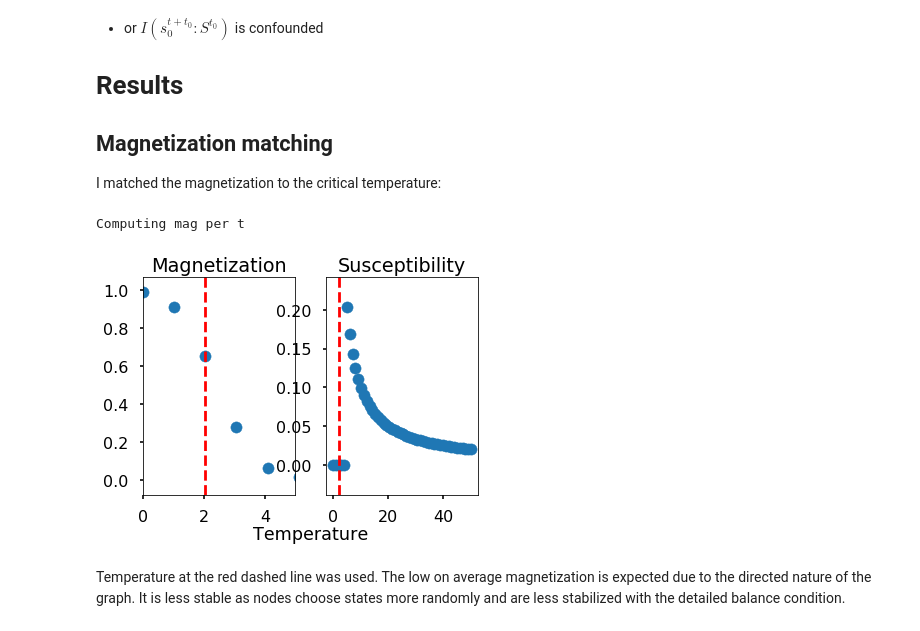
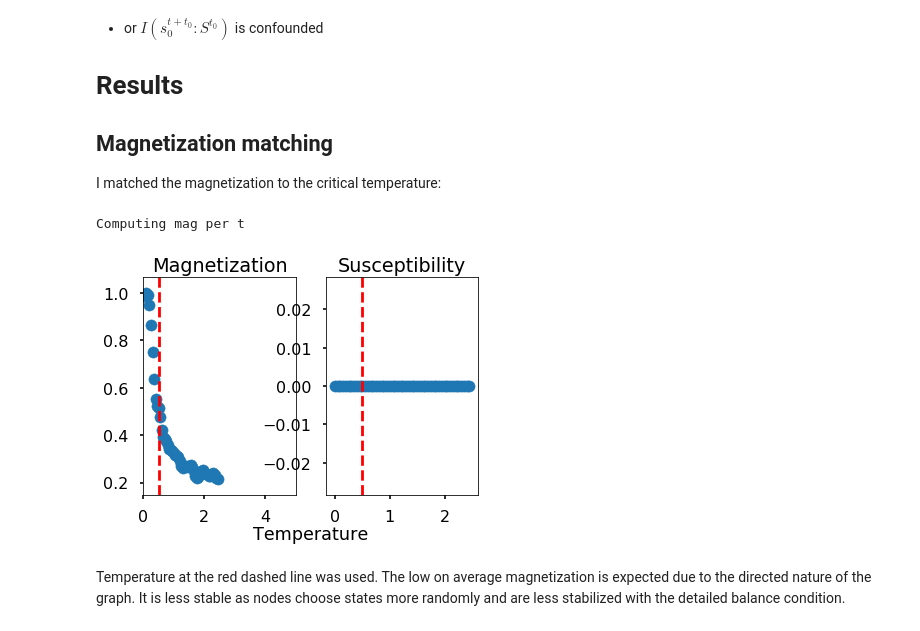
Before and after one commit to cvanelteren/information_impact, a Jupyter notebook: Notebooks/Advanced_example.ipynb, the cells around one changed output. Saved outputs shown, nothing was run; the diff lists cells and outputs as text; code cells hidden in the pictures.

```diff
--- a/Notebooks/Advanced_example.ipynb
+++ b/Notebooks/Advanced_example.ipynb
@@ -24,7 +24,7 @@ graph.add_edges_from([(0,5)])
 # graph = nx.path_graph(3, nx.DiGraph())
 graph.add_edge(0,0)
 
-graph = nx.grid_2d_graph(50, 50)
+# graph = nx.grid_2d_graph(50, 50)
 
 pos = {i: np.array(j) * .08 for i, j in nx.nx_agraph.graphviz_layout(graph, prog = 'neato').items()}
 fig, ax = plt.subplots(figsize = (10,10))
@@ -60,13 +60,14 @@ I matched the magnetization to the critical temperature:
 # %%
 from Toolbox import infcy # montecarlo methods
 from Models import fastIsing # models
+from Models import potts
 # match magnetization over temp range
 temps        = np.linspace(0, np.sqrt(graph.number_of_nodes()), 50)
 nSamples     = 100 # int(1e2)
 
-model = fastIsing.Ising(graph)
-
-model.magSide    = '' # equal magnetization sampling
+# model = fastIsing.Ising(graph)
+model = potts.Potts(graph)
+# model.magSide    = '' # equal magnetization sampling
 model.updateType = 'async' # ultra smooth when single
 
 
@@ -76,34 +77,34 @@ mag, sus = model.matchMagnetization(temps, nSamples, burninSamples = 0)
 MAGRATIO = 0.5
 
 from scipy import ndimage
 sus = ndimage.gaussian_filter1d(sus, 1)
 mag = ndimage.gaussian_filter1d(mag, 1)
 sus[np.isfinite(sus) == 0] = 0 # remove nans
 # idx     = np.argsort(sus)[-5] # get 'max' idx ; second is used
 idx     = (abs(mag.max() * MAGRATIO - mag)).argmin()
 model.t = temps[idx]
 
 # show mag and sus as function of temperature
 fig, ax = plt.subplots(1, 2)
 ax[0].scatter(temps, mag, label = 'Magnetization')
 ax[1].scatter(temps, sus, label = 'Susceptebility')
 ax[0].axvline(temps[idx], color = 'red', linestyle = 'dashed')
 ax[1].axvline(temps[idx], color = 'red', linestyle = 'dashed')
 
 ax[1].set_title('Susceptibility')
 ax[0].set_title('Magnetization')
 mainax = fig.add_subplot(111, frameon = False, \
                          xticks = [],\
                          yticks = [], \
                         )
 
 mainax.set_xlabel('Temperature', labelpad = 30)
 
 ax[0].set_xlim(0, 5)
 fig.show()
 # %% [output]
 Computing mag per t
-[figure, old version]
+[figure, new version]
 # %% [markdown]
 Temperature at the red dashed line was used. The low on average magnetization is expected due to the directed nature of the graph. It is less stable as nodes choose states more randomly and are less stabilized with the detailed balance condition.
 # %% [markdown]
```
Also changed, not shown: parts of 4 cells of this notebook, 15 other files.
